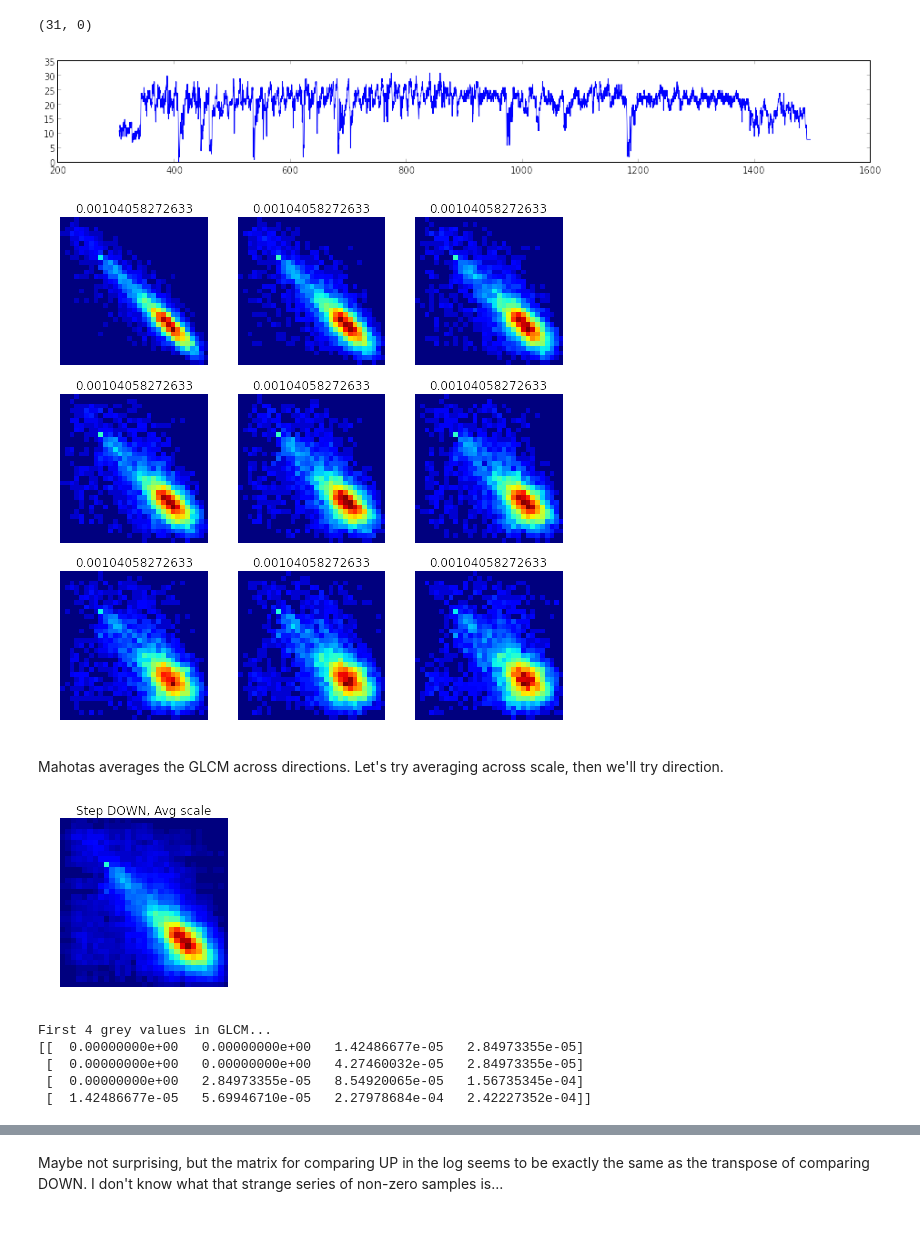
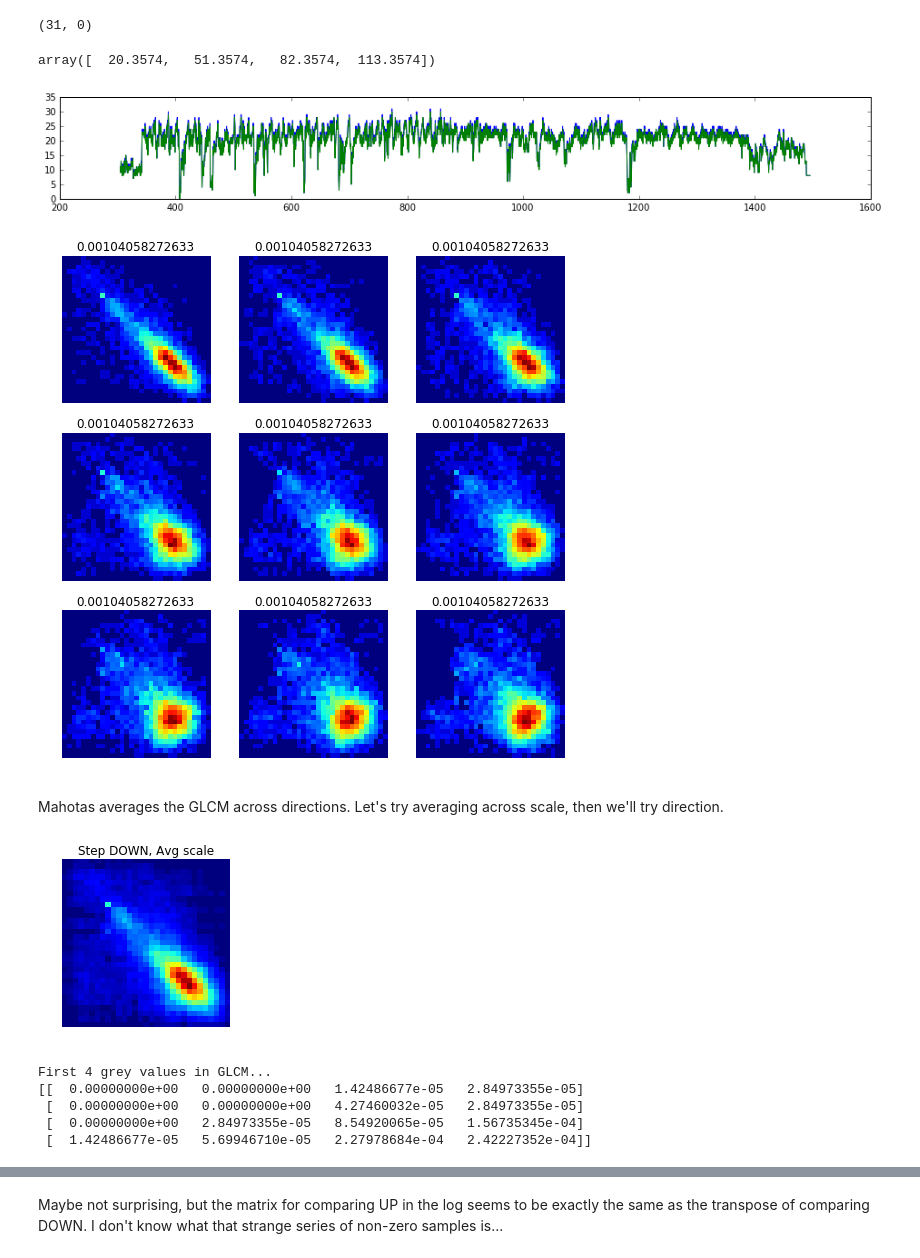
Before and after one commit to kwinkunks/notebooks, a Jupyter notebook: Fun_with_logs.ipynb, the cells around one changed output, grey strips where cells are left out. Drawn from its saved outputs; the diff is of its cells as text; code cells hidden in the pictures; blank space fills up the shorter version.

```diff
--- a/Fun_with_logs.ipynb
+++ b/Fun_with_logs.ipynb
@@ -124,31 +108,36 @@ np.amax(dig), np.amin(dig)
+# %%
+np.arange(np.amin(g), np.amax(g), 31)
+# %% [output]
+array([  20.3574,   51.3574,   82.3574,  113.3574])
 # %%
 fig = plt.figure(figsize=(16,2))
 plt.plot(d, dig)
+plt.plot(d, bin_curve(g, 31))
 plt.show()
 # %% [output]
-[figure, old version]
+[figure, new version]
 # %%
 plt.figure(figsize=(9,9))
 
 for p in range(9):
     p += 1
     glcm = np.zeros((binno,binno))
 
     for i,v in enumerate(dig):
         try:
-            glcm[v,dig[i + 2*p]] += 1
+            glcm[v, dig[i + 4*p]] += 1
         except:
             continue
 
     glcm /= np.sum(glcm)
     plt.subplot(3,3,p)
     plt.axis('off')
     plt.title(np.mean(glcm))
     plt.imshow(np.sqrt(glcm), interpolation='nearest')
 
 plt.show()
 # %% [output]
-[figure, old version]
+[figure, new version]
 # %% [markdown]
 Mahotas averages the GLCM across directions. Let's try averaging across scale, then we'll try direction.
 # %%
@@ -175,7 +164,7 @@ plt.show()
 print "First 4 grey values in GLCM..."
 print glcm[:4,:4]
 # %% [output]
-[figure, old version]
+[figure, new version]
 First 4 grey values in GLCM...
 [[  0.00000000e+00   0.00000000e+00   1.42486677e-05   2.84973355e-05]
  [  0.00000000e+00   0.00000000e+00   4.27460032e-05   2.84973355e-05]
```
Also changed, not shown: parts of 10 cells of this notebook, 5 other files.
